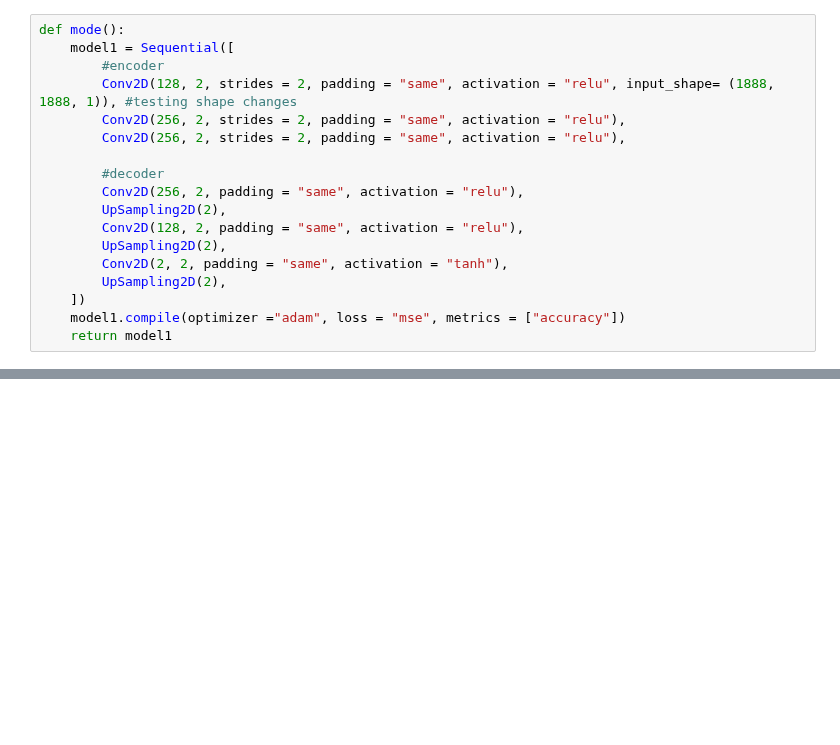
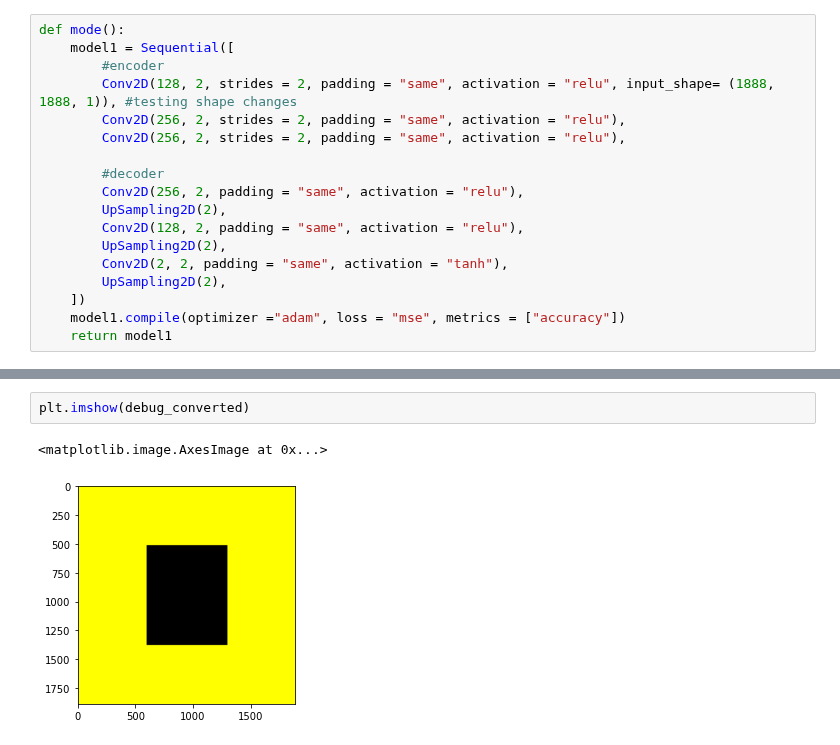
Before and after one commit to rainbowjoy1/MachineLearningClass, a Jupyter notebook: Local Copy of ML Fina_Danielle.ipynb, the cells around one changed output, grey strips where cells are left out. Cells and saved outputs as stored; diff of their text form; blank space fills up the shorter version.

```diff
--- a/Local Copy of ML Fina_Danielle.ipynb
+++ b/Local Copy of ML Fina_Danielle.ipynb
@@ -289 +323,6 @@ train_data = tf.data.Dataset.from_tensor_slices((X_train, Y_train))
+# %%
+plt.imshow(debug_converted)
+# %% [output]
+<matplotlib.image.AxesImage at 0x...>
+[figure, added]
 # %%
```
Also changed, not shown: parts of 46 cells of this notebook, 3 other files.
